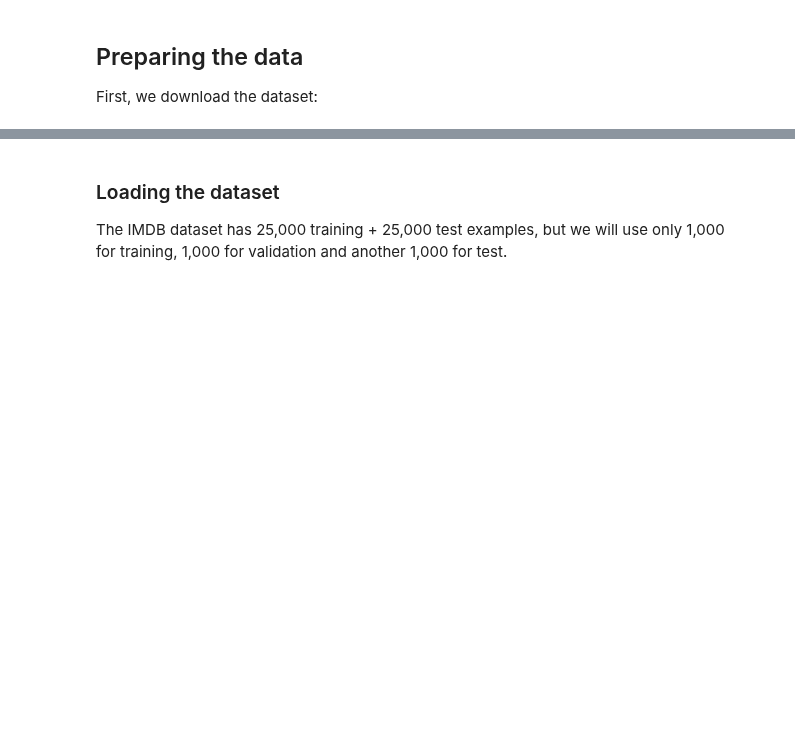
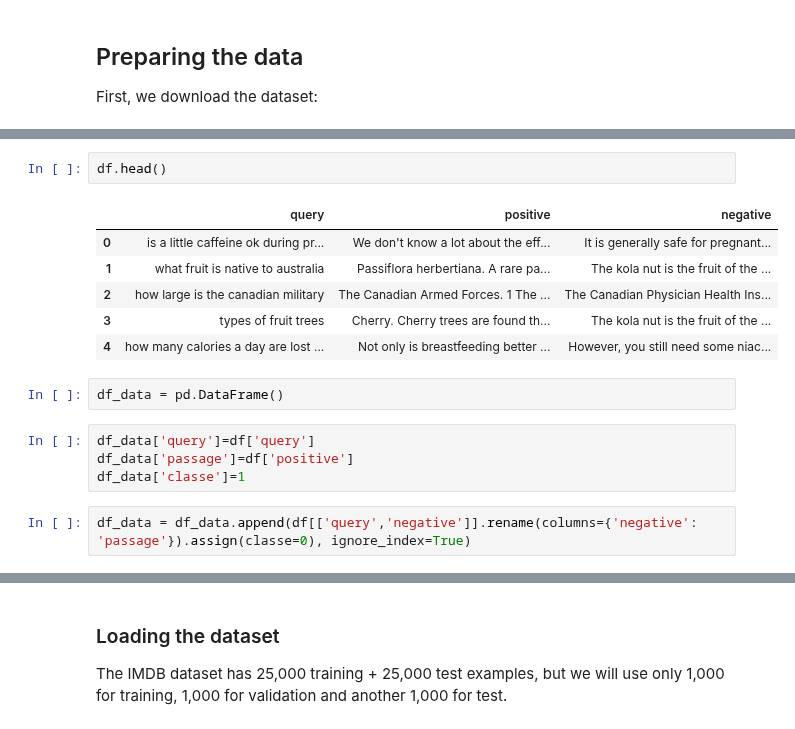
Before and after one commit to marcusborela/deep_learning_em_buscas_unicamp, a Jupyter notebook: code/aula_2_classificacao_de_texto_e_reranqueador.ipynb, the cells around one changed output, grey strips where cells are left out. Drawn from its saved outputs; the diff is of its cells as text; blank space fills up the shorter version.

```diff
--- a/code/aula_2_classificacao_de_texto_e_reranqueador.ipynb
+++ b/code/aula_2_classificacao_de_texto_e_reranqueador.ipynb
@@ -806,0 +824,17 @@ aclImdb.tgz         100%[===================>] 139.22M   147MB/s    in 0.9s
+# %%
+df.head()
+# %% [output]
+|  | query | positive | negative |
+| 0 | is a little caffeine ok during pr... | We don't know a lot about the eff... | It is generally safe for pregnant... |
+| 1 | what fruit is native to australia | Passiflora herbertiana. A rare pa... | The kola nut is the fruit of the ... |
+| 2 | how large is the canadian military | The Canadian Armed Forces. 1 The ... | The Canadian Physician Health Ins... |
+| 3 | types of fruit trees | Cherry. Cherry trees are found th... | The kola nut is the fruit of the ... |
+| 4 | how many calories a day are lost ... | Not only is breastfeeding better ... | However, you still need some niac... |
+# %%
+df_data = pd.DataFrame()
+# %%
+df_data['query']=df['query']
+df_data['passage']=df['positive']
+df_data['classe']=1
+# %%
+df_data = df_data.append(df[['query','negative']].rename(columns={'negative': 'passage'}).assign(classe=0), ignore_index=True)
```
Also changed, not shown: parts of 155 cells of this notebook, 1 other file.
